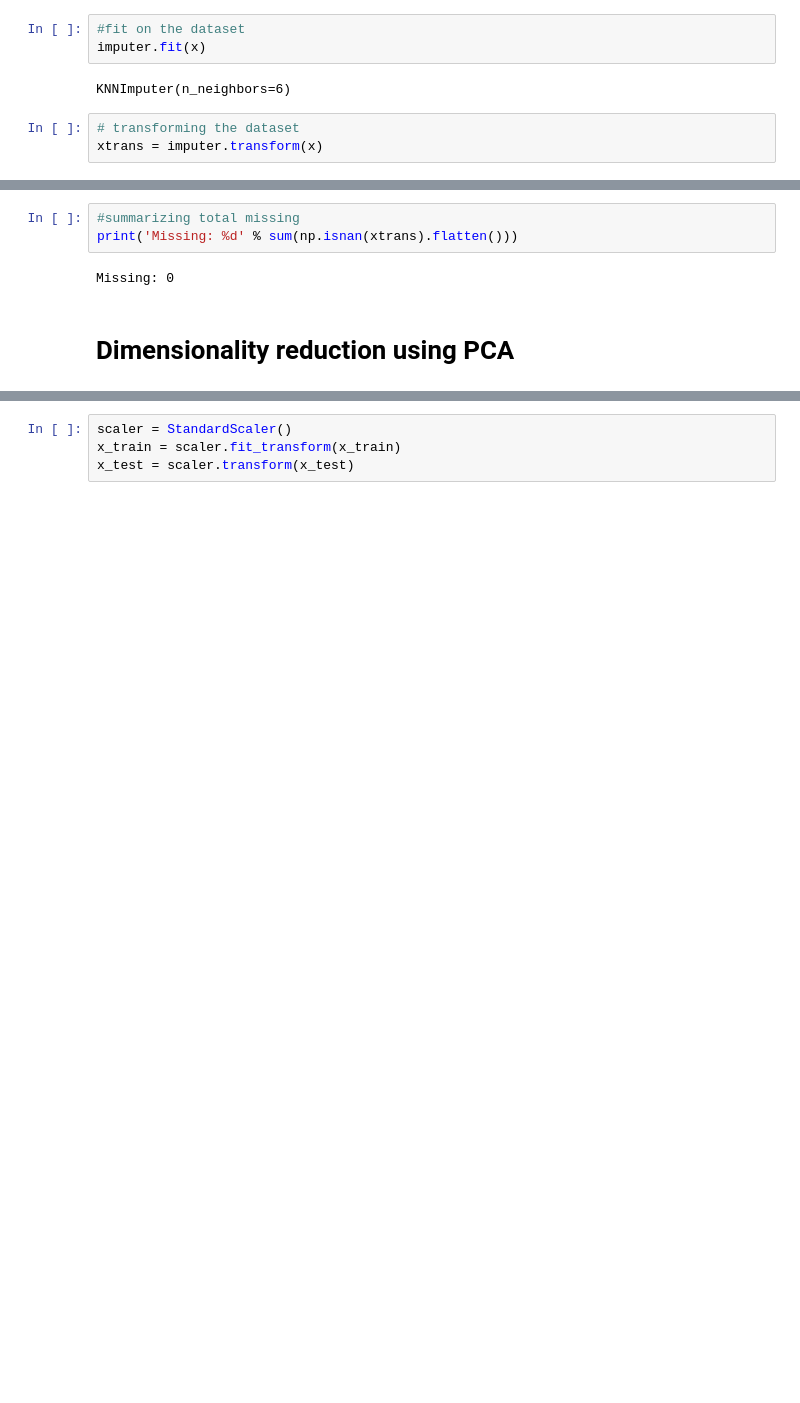
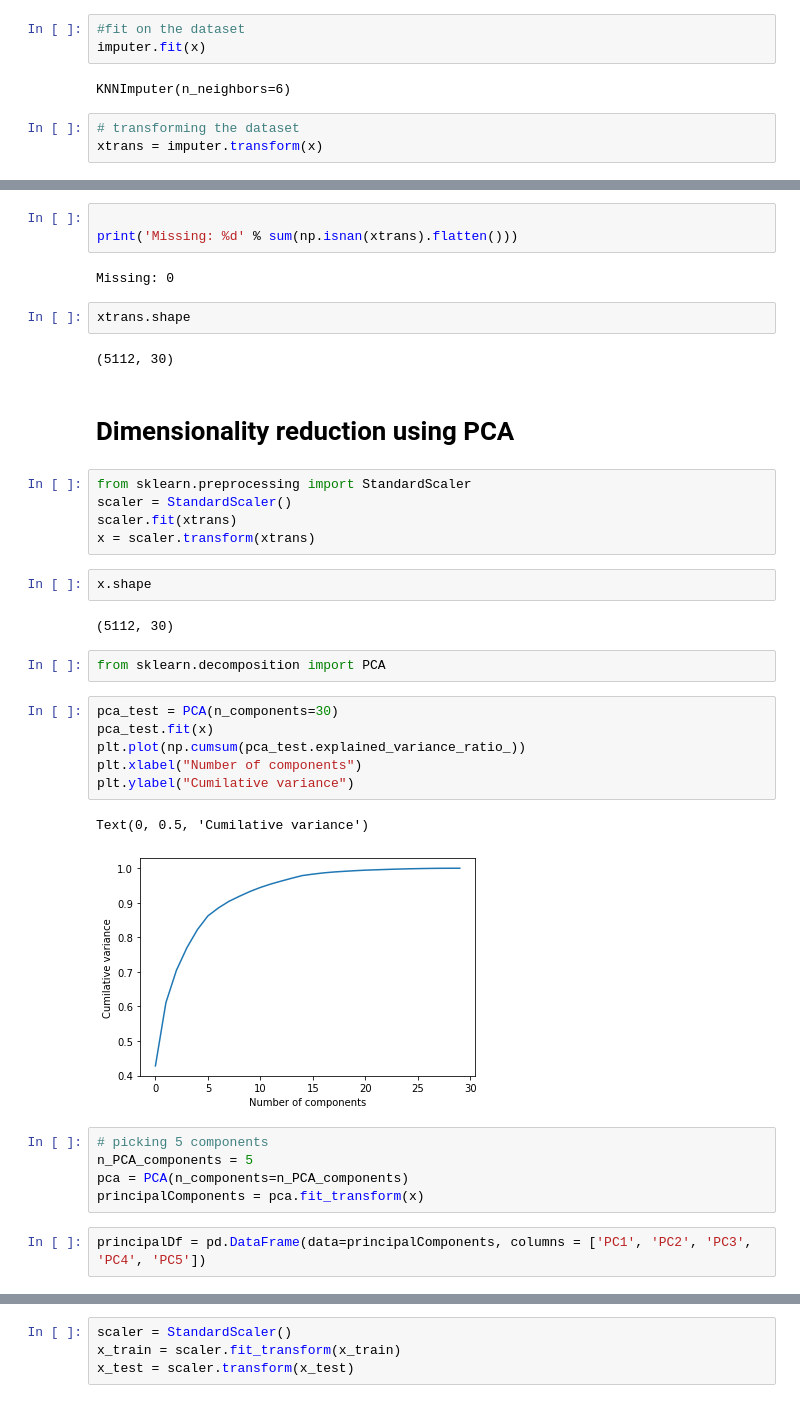
Before and after one commit to ananthkumarmv/Handling-Missing-Data-Problem-Using-KNN-in-EHRs-and-classification-of-Breast-Cancer-using-1D-CNN, a Jupyter notebook: 3_CNN/Imputation-Using-KNN.ipynb, the cells around one changed output, grey strips where cells are left out. Drawn from its saved outputs; the diff is of its cells as text; blank space fills up the shorter version.

```diff
--- a/3_CNN/Imputation-Using-KNN.ipynb
+++ b/3_CNN/Imputation-Using-KNN.ipynb
@@ -170,7 +207,38 @@ xtrans = imputer.transform(x)
 # %%
-#summarizing total missing
+
 print('Missing: %d' % sum(np.isnan(xtrans).flatten()))
 # %% [output]
 Missing: 0
+# %%
+xtrans.shape
+# %% [output]
+(5112, 30)
 # %% [markdown]
 # Dimensionality reduction using PCA
+# %%
+from sklearn.preprocessing import StandardScaler
+scaler = StandardScaler()
+scaler.fit(xtrans)
+x = scaler.transform(xtrans)
+# %%
+x.shape
+# %% [output]
+(5112, 30)
+# %%
+from sklearn.decomposition import PCA
+# %%
+pca_test = PCA(n_components=30)
+pca_test.fit(x)
+plt.plot(np.cumsum(pca_test.explained_variance_ratio_))
+plt.xlabel("Number of components")
+plt.ylabel("Cumilative variance")
+# %% [output]
+Text(0, 0.5, 'Cumilative variance')
+[figure, added]
+# %%
+# picking 5 components
+n_PCA_components = 5
+pca = PCA(n_components=n_PCA_components)
+principalComponents = pca.fit_transform(x)
+# %%
+principalDf = pd.DataFrame(data=principalComponents, columns = ['PC1', 'PC2', 'PC3', 'PC4', 'PC5'])
```
Also changed, not shown: parts of 56 cells of this notebook.
